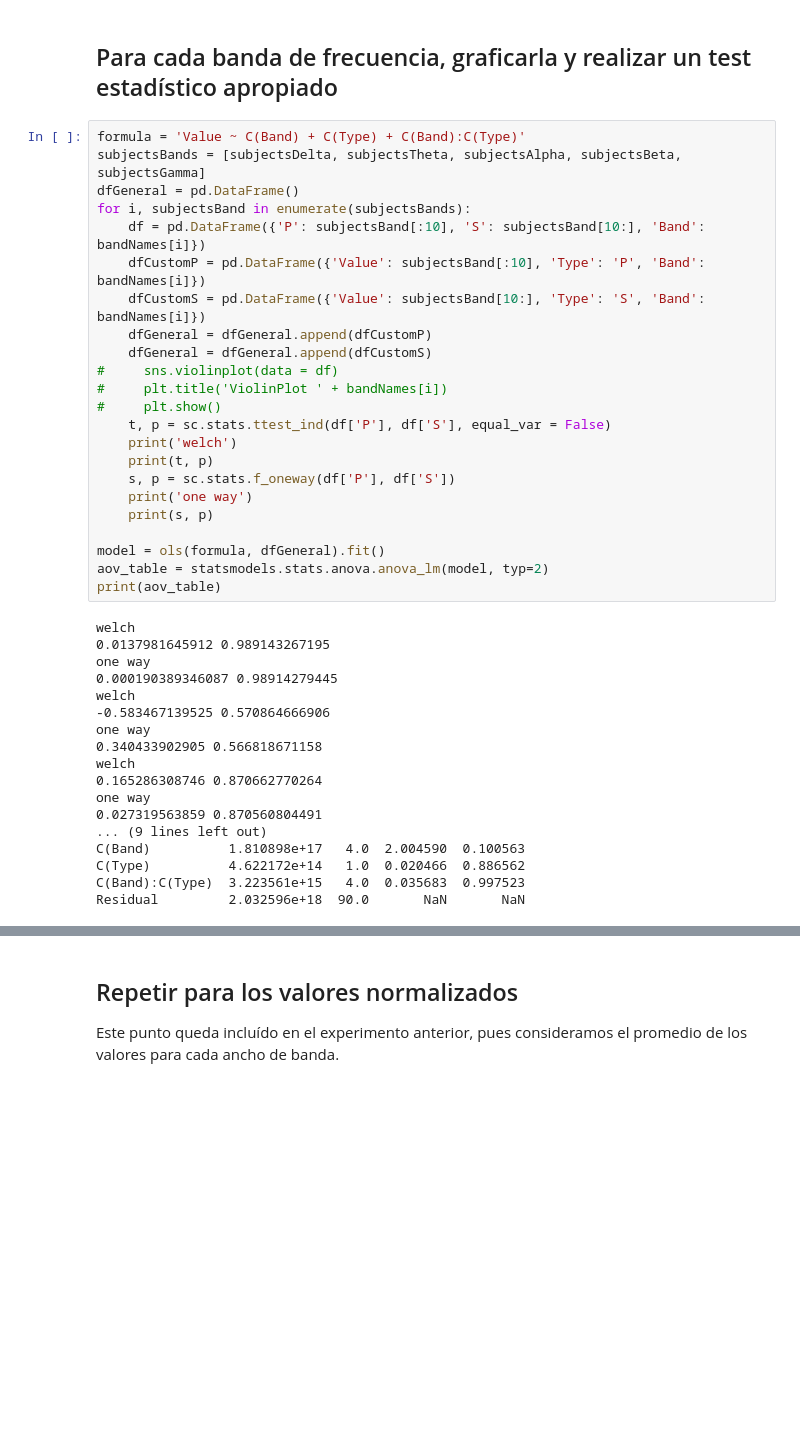
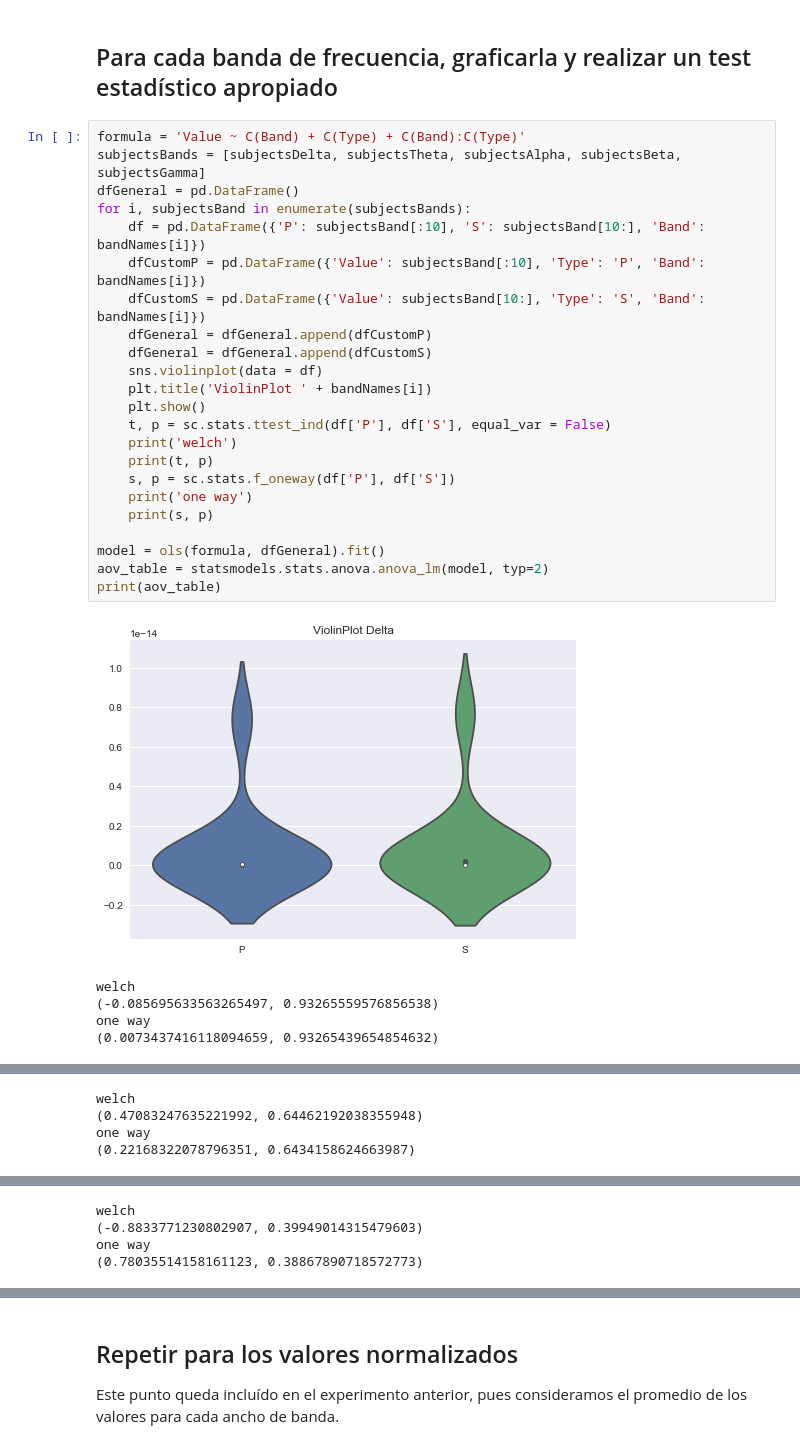
Before and after one commit to santiago-mb/data-science, a Jupyter notebook: wip/tp2/tp2.ipynb, the cells around one changed output, grey strips where cells are left out. Drawn from its saved outputs; the diff is of its cells as text; blank space fills up the shorter version.

```diff
--- a/wip/tp2/tp2.ipynb
+++ b/wip/tp2/tp2.ipynb
@@ -147,41 +149,29 @@ Podemos observar que la banda de frecuencia alfa para la categoría de pacientes
 # %%
 formula = 'Value ~ C(Band) + C(Type) + C(Band):C(Type)'
 subjectsBands = [subjectsDelta, subjectsTheta, subjectsAlpha, subjectsBeta, subjectsGamma]
 dfGeneral = pd.DataFrame()
 for i, subjectsBand in enumerate(subjectsBands):
     df = pd.DataFrame({'P': subjectsBand[:10], 'S': subjectsBand[10:], 'Band': bandNames[i]})
     dfCustomP = pd.DataFrame({'Value': subjectsBand[:10], 'Type': 'P', 'Band': bandNames[i]})
     dfCustomS = pd.DataFrame({'Value': subjectsBand[10:], 'Type': 'S', 'Band': bandNames[i]})
     dfGeneral = dfGeneral.append(dfCustomP)
     dfGeneral = dfGeneral.append(dfCustomS)
-#     sns.violinplot(data = df)
-#     plt.title('ViolinPlot ' + bandNames[i])
-#     plt.show()
+    sns.violinplot(data = df)
+    plt.title('ViolinPlot ' + bandNames[i])
+    plt.show()
     t, p = sc.stats.ttest_ind(df['P'], df['S'], equal_var = False)
     print('welch')
     print(t, p)
     s, p = sc.stats.f_oneway(df['P'], df['S'])
     print('one way')
     print(s, p)
 
 model = ols(formula, dfGeneral).fit()
 aov_table = statsmodels.stats.anova.anova_lm(model, typ=2)
 print(aov_table)
 # %% [output]
+[figure, added]
 welch
-0.0137981645912 0.989143267195
+(-0.085695633563265497, 0.93265559576856538)
 one way
-0.000190389346087 0.98914279445
-welch
--0.583467139525 0.570864666906
-one way
-0.340433902905 0.566818671158
-welch
-0.165286308746 0.870662770264
-one way
-0.027319563859 0.870560804491
-... (9 lines left out)
-C(Band)          1.810898e+17   4.0  2.004590  0.100563
-C(Type)          4.622172e+14   1.0  0.020466  0.886562
-C(Band):C(Type)  3.223561e+15   4.0  0.035683  0.997523
-Residual         2.032596e+18  90.0       NaN       NaN
+(0.0073437416118094659, 0.93265439654854632)
@@ -187,0 +179,4 @@ Residual         2.032596e+18  90.0       NaN       NaN
+welch
+(0.47083247635221992, 0.64462192038355948)
+one way
+(0.22168322078796351, 0.6434158624663987)
@@ -187,0 +184,4 @@ Residual         2.032596e+18  90.0       NaN       NaN
+welch
+(-0.8833771230802907, 0.39949014315479603)
+one way
+(0.78035514158161123, 0.38867890718572773)
```
Also changed, not shown: parts of 7 cells of this notebook.
